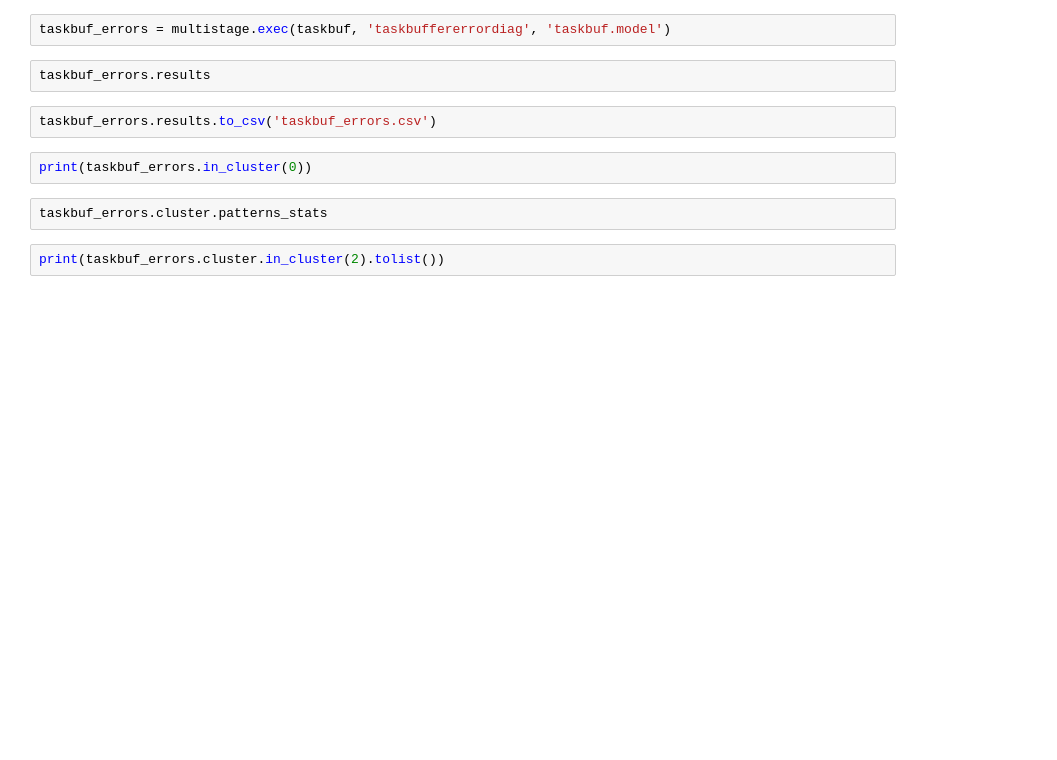
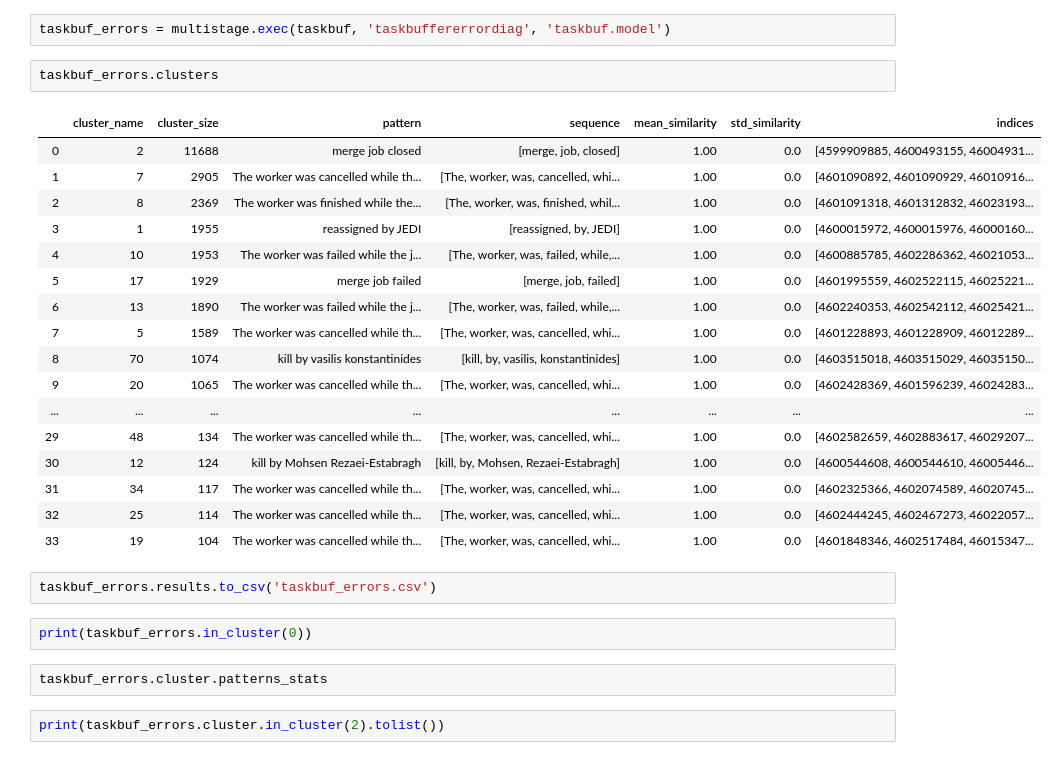
Before and after one commit to maria-grigorieva/ClusterLog, a Jupyter notebook: job_errors_analysis.ipynb, the cells around one changed output. Saved outputs shown, nothing was run; the diff lists cells and outputs as text; blank space fills up the shorter version.

```diff
--- a/job_errors_analysis.ipynb
+++ b/job_errors_analysis.ipynb
@@ -135,7 +199,25 @@ sup_errors.results
 # %%
 taskbuf_errors = multistage.exec(taskbuf, 'taskbuffererrordiag', 'taskbuf.model')
 # %%
-taskbuf_errors.results
+taskbuf_errors.clusters
+# %% [output]
+|  | cluster_name | cluster_size | pattern | sequence | mean_similarity | std_similarity | indices |
+| 0 | 2 | 11688 | merge job closed | [merge, job, closed] | 1.00 | 0.0 | [4599909885, 4600493155, 46004931... |
+| 1 | 7 | 2905 | The worker was cancelled while th... | [The, worker, was, cancelled, whi... | 1.00 | 0.0 | [4601090892, 4601090929, 46010916... |
+| 2 | 8 | 2369 | The worker was finished while the... | [The, worker, was, finished, whil... | 1.00 | 0.0 | [4601091318, 4601312832, 46023193... |
+| 3 | 1 | 1955 | reassigned by JEDI | [reassigned, by, JEDI] | 1.00 | 0.0 | [4600015972, 4600015976, 46000160... |
+| 4 | 10 | 1953 | The worker was failed while the j... | [The, worker, was, failed, while,... | 1.00 | 0.0 | [4600885785, 4602286362, 46021053... |
+| 5 | 17 | 1929 | merge job failed | [merge, job, failed] | 1.00 | 0.0 | [4601995559, 4602522115, 46025221... |
+| 6 | 13 | 1890 | The worker was failed while the j... | [The, worker, was, failed, while,... | 1.00 | 0.0 | [4602240353, 4602542112, 46025421... |
+| 7 | 5 | 1589 | The worker was cancelled while th... | [The, worker, was, cancelled, whi... | 1.00 | 0.0 | [4601228893, 4601228909, 46012289... |
+| 8 | 70 | 1074 | kill by vasilis konstantinides | [kill, by, vasilis, konstantinides] | 1.00 | 0.0 | [4603515018, 4603515029, 46035150... |
+| 9 | 20 | 1065 | The worker was cancelled while th... | [The, worker, was, cancelled, whi... | 1.00 | 0.0 | [4602428369, 4601596239, 46024283... |
+| ... | ... | ... | ... | ... | ... | ... | ... |
+| 29 | 48 | 134 | The worker was cancelled while th... | [The, worker, was, cancelled, whi... | 1.00 | 0.0 | [4602582659, 4602883617, 46029207... |
+| 30 | 12 | 124 | kill by Mohsen Rezaei-Estabragh | [kill, by, Mohsen, Rezaei-Estabragh] | 1.00 | 0.0 | [4600544608, 4600544610, 46005446... |
+| 31 | 34 | 117 | The worker was cancelled while th... | [The, worker, was, cancelled, whi... | 1.00 | 0.0 | [4602325366, 4602074589, 46020745... |
+| 32 | 25 | 114 | The worker was cancelled while th... | [The, worker, was, cancelled, whi... | 1.00 | 0.0 | [4602444245, 4602467273, 46022057... |
+| 33 | 19 | 104 | The worker was cancelled while th... | [The, worker, was, cancelled, whi... | 1.00 | 0.0 | [4601848346, 4602517484, 46015347... |
 # %%
 taskbuf_errors.results.to_csv('taskbuf_errors.csv')
 # %%
```
Also changed, not shown: parts of 8 cells of this notebook, 4 other files.
